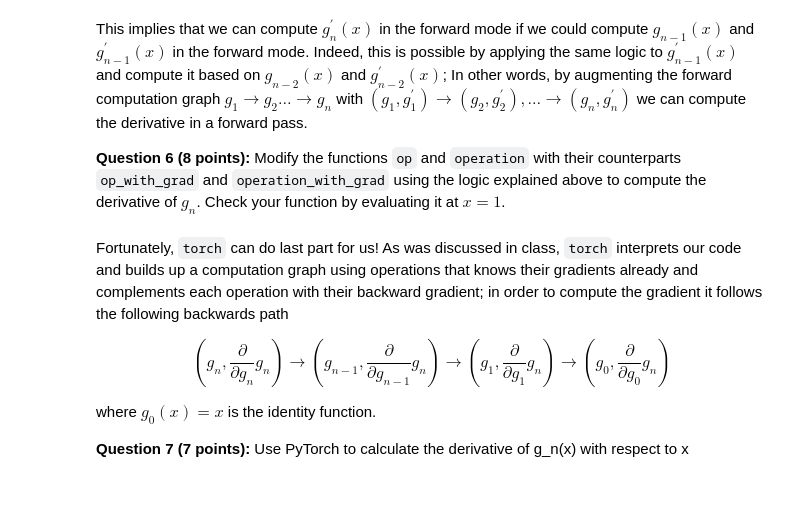
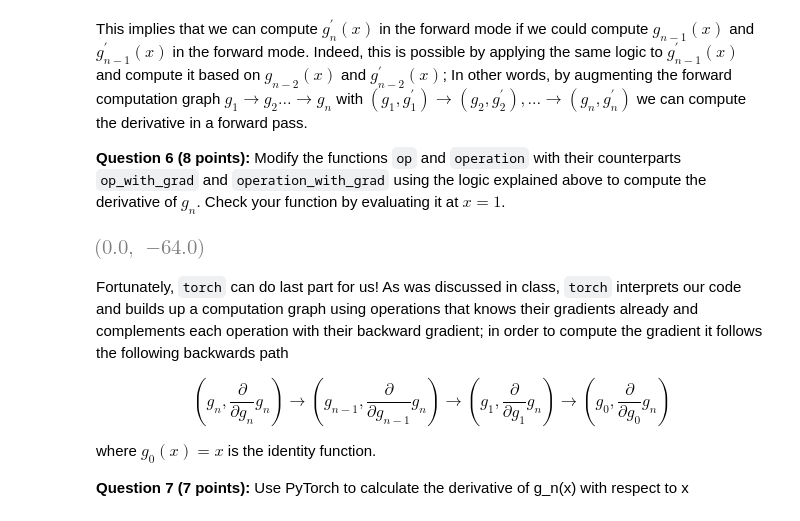
Before and after one commit to the-salty-austin/stat5242, a Jupyter notebook: hw4/04_gr5242_autodiff.ipynb, the cells around one changed output. Saved outputs shown, nothing was run; the diff lists cells and outputs as text; code cells hidden in the pictures; blank space fills up the shorter version.

```diff
--- a/hw4/04_gr5242_autodiff.ipynb
+++ b/hw4/04_gr5242_autodiff.ipynb
@@ -106,19 +122,26 @@ This implies that we can compute $g_{n}^{'}(x)$ in the forward mode if we could
 # %%
 ### Your Code Here ###
 def op_with_grad(inp, grad):
-  # inp could be any function of x.
-  # grad is the corresponsing derivative of inp with respect to x.
-  # The function should return a tuple where the first element is the `op` applied to inp
-  # and the second element should be the gradient of op(inp) with respect to x.
-  pass
+	# inp could be any function of x.
+	# grad is the corresponsing derivative of inp with respect to x.
+	# The function should return a tuple where the first element is the `op` applied to inp
+	# and the second element should be the gradient of op(inp) with respect to x.
+	f = 4 * inp * (1 - inp)
+	df = (4 - 8 * inp) * grad
+	return (f, df)
 
 def operation_with_grad(inp, n = 1):
-  # inp represents x here.
-  # This function should output a tuple where the first element is the value of g_n(inp)
-  # and the second element should be the derivative evaluated at inp, i.e. g_n^'(inp)
-  pass
+	# inp represents x here.
+	# This function should output a tuple where the first element is the value of g_n(inp)
+	# and the second element should be the derivative evaluated at inp, i.e. g_n^'(inp)
+	f, df = op_with_grad(inp, 1)
+	for _ in range(2, n+1):
+		f, df = op_with_grad(f, df)
+	return (f, df)
 
 operation_with_grad(1.0, n = 3)
+# %% [output]
+[figure, added]
 # %% [markdown]
 Fortunately, `torch` can do last part for us! As was discussed in class, `torch` interprets our code and builds up a computation graph using operations that knows their gradients already and complements each operation with their backward gradient; in order to compute the gradient it follows the following backwards path
 
```
Also changed, not shown: parts of 13 cells of this notebook.
